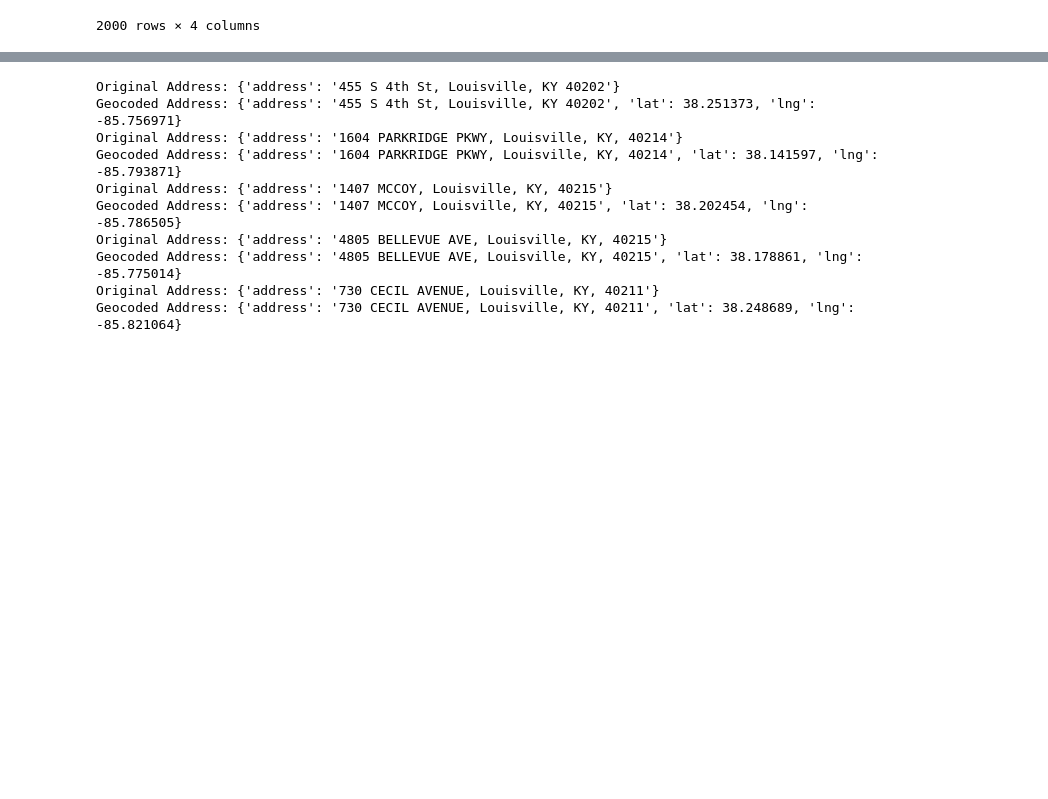
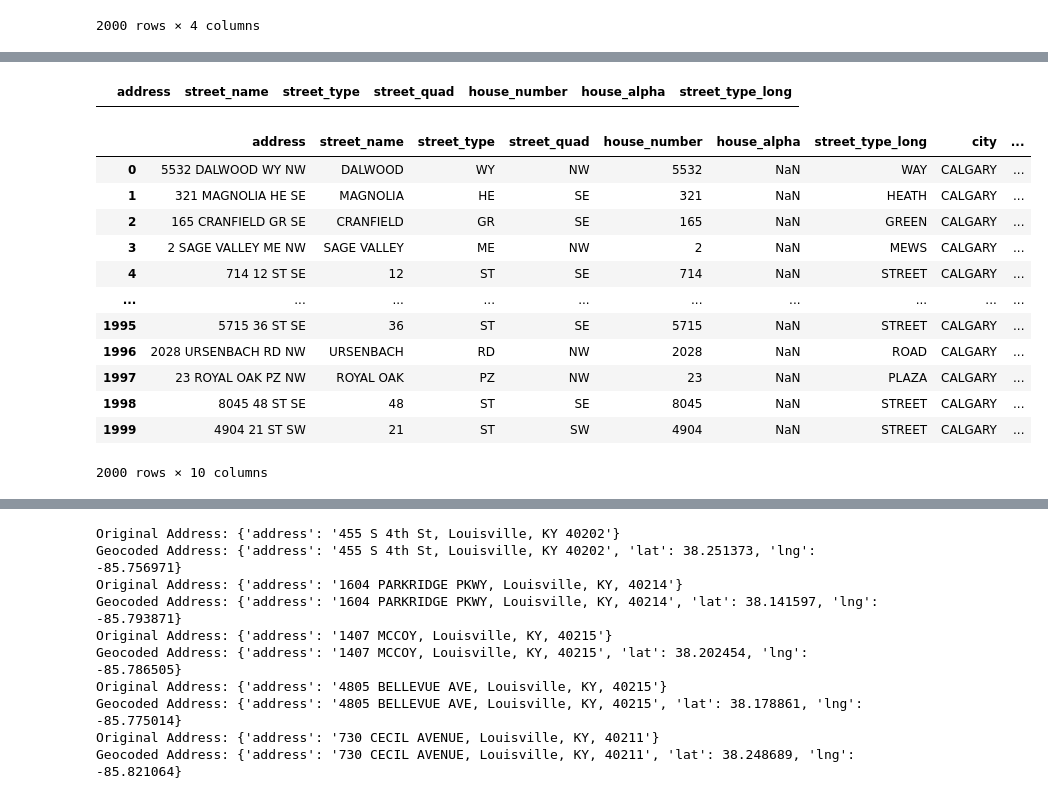
Before and after one commit to Mkyleran/delivery-route-optimization, a Jupyter notebook: source/R4M.ipynb, the cells around one changed output, grey strips where cells are left out. Cells and saved outputs as stored; diff of their text form; code cells hidden in the pictures; blank space fills up the shorter version.

```diff
--- a/source/R4M.ipynb
+++ b/source/R4M.ipynb
@@ -60,0 +65,15 @@ TypeError: to_json() got an unexpected keyword argument 'drop_id'
+# %%
+a = pd.read_csv(
+    '../data/openYYCtestdata.csv',
+    usecols=[
+        'address',
+        'street_name',
+        'street_type',
+        'street_quad',
+        'house_number',
+        'house_alpha'
+    ]
+)
+# %%
+a['street_type_long'] = a['street_type'].map(utilities.YYC_STREET_TYPEs).str.upper()
+a
@@ -60,0 +94,21 @@ TypeError: to_json() got an unexpected keyword argument 'drop_id'
+# %%
+a[a['street_type_long'].isna()]
+# %% [output]
+|  | address | street_name | street_type | street_quad | house_number | house_alpha | street_type_long |
+# %%
+a[['city', 'province', 'country']] = ['CALGARY', 'AB', 'CA']
+a
+# %% [output]
+|  | address | street_name | street_type | street_quad | house_number | house_alpha | street_type_long | city | ... |
+| 0 | 5532 DALWOOD WY NW | DALWOOD | WY | NW | 5532 | NaN | WAY | CALGARY | ... |
+| 1 | 321 MAGNOLIA HE SE | MAGNOLIA | HE | SE | 321 | NaN | HEATH | CALGARY | ... |
+| 2 | 165 CRANFIELD GR SE | CRANFIELD | GR | SE | 165 | NaN | GREEN | CALGARY | ... |
+| 3 | 2 SAGE VALLEY ME NW | SAGE VALLEY | ME | NW | 2 | NaN | MEWS | CALGARY | ... |
+| 4 | 714 12 ST SE | 12 | ST | SE | 714 | NaN | STREET | CALGARY | ... |
+| ... | ... | ... | ... | ... | ... | ... | ... | ... | ... |
+| 1995 | 5715 36 ST SE | 36 | ST | SE | 5715 | NaN | STREET | CALGARY | ... |
+| 1996 | 2028 URSENBACH RD NW | URSENBACH | RD | NW | 2028 | NaN | ROAD | CALGARY | ... |
+| 1997 | 23 ROYAL OAK PZ NW | ROYAL OAK | PZ | NW | 23 | NaN | PLAZA | CALGARY | ... |
+| 1998 | 8045 48 ST SE | 48 | ST | SE | 8045 | NaN | STREET | CALGARY | ... |
+| 1999 | 4904 21 ST SW | 21 | ST | SW | 4904 | NaN | STREET | CALGARY | ... |
+2000 rows × 10 columns
```
Also changed, not shown: parts of 29 cells of this notebook.
